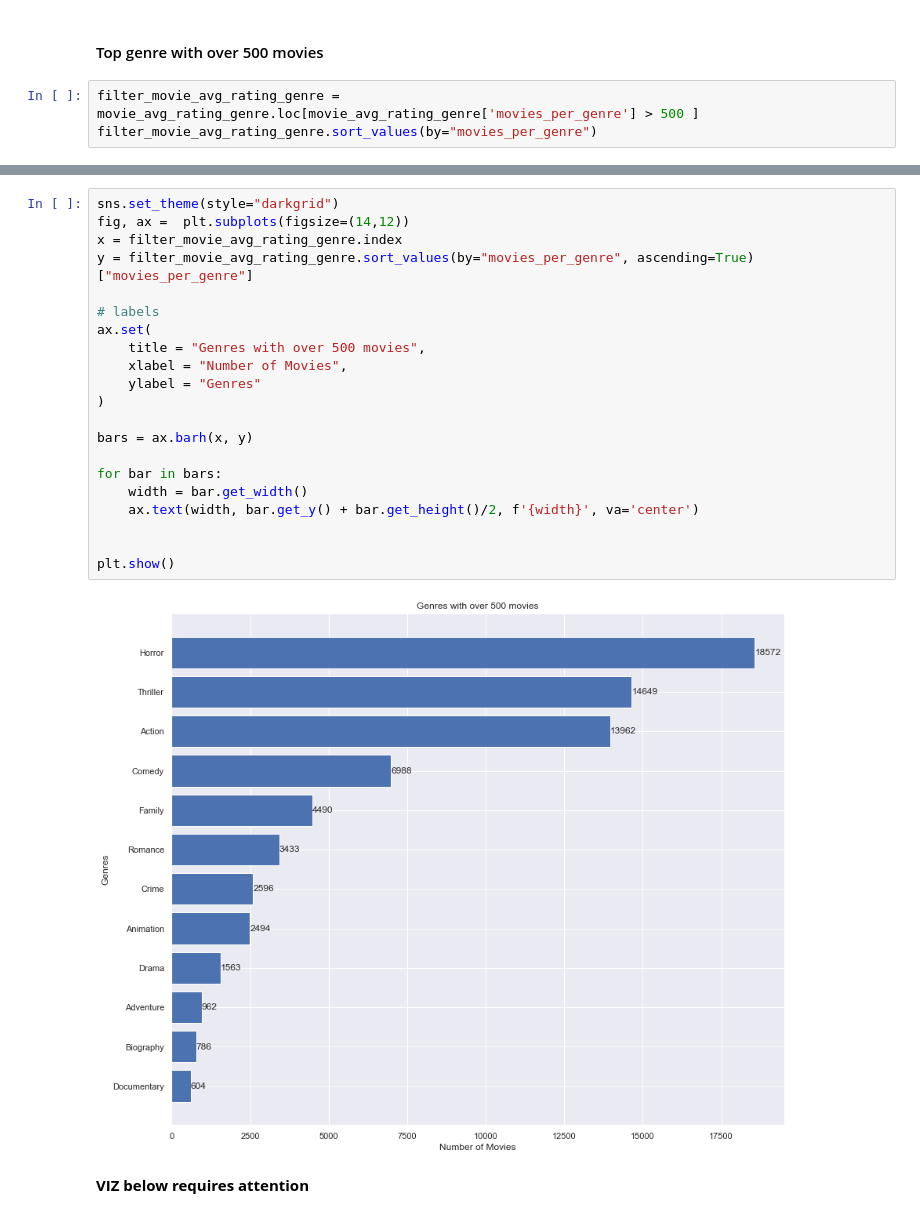
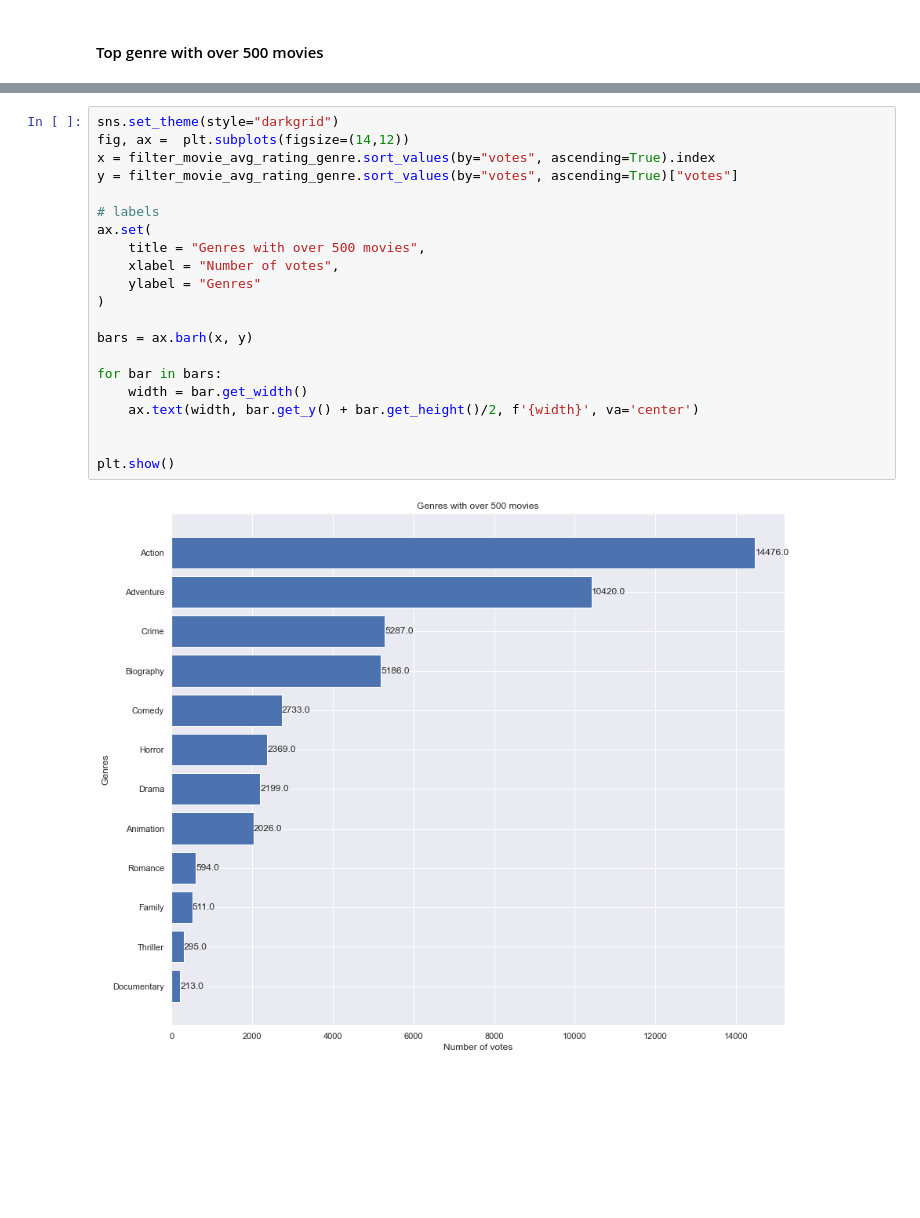
Before and after one commit to kamahTek/Studio_Afrik, a Jupyter notebook: studio_afrik.ipynb, the cells around one changed output, grey strips where cells are left out. Saved outputs shown, nothing was run; the diff lists cells and outputs as text; blank space fills up the shorter version.

```diff
--- a/studio_afrik.ipynb
+++ b/studio_afrik.ipynb
@@ -629,6 +631,3 @@ plt.show
 [figure]
 # %% [markdown]
 #### Top genre with over 500 movies
-# %%
-filter_movie_avg_rating_genre = movie_avg_rating_genre.loc[movie_avg_rating_genre['movies_per_genre'] > 500 ]
-filter_movie_avg_rating_genre.sort_values(by="movies_per_genre")
@@ -650,25 +634,23 @@ filter_movie_avg_rating_genre.sort_values(by="movies_per_genre")
 # %%
 sns.set_theme(style="darkgrid")
 fig, ax =  plt.subplots(figsize=(14,12))
-x = filter_movie_avg_rating_genre.index
-y = filter_movie_avg_rating_genre.sort_values(by="movies_per_genre", ascending=True)["movies_per_genre"]
+x = filter_movie_avg_rating_genre.sort_values(by="votes", ascending=True).index
+y = filter_movie_avg_rating_genre.sort_values(by="votes", ascending=True)["votes"]
 
 # labels
 ax.set(
     title = "Genres with over 500 movies",
-    xlabel = "Number of Movies",
+    xlabel = "Number of votes",
     ylabel = "Genres"
 )
 
 bars = ax.barh(x, y)
 
 for bar in bars:
     width = bar.get_width()
     ax.text(width, bar.get_y() + bar.get_height()/2, f'{width}', va='center')
 
 
 plt.show()
 # %% [output]
-[figure, old version]
+[figure, new version]
-# %% [markdown]
-**VIZ below requires attention**
```
Also changed, not shown: parts of 26 cells of this notebook, 6 other files.
